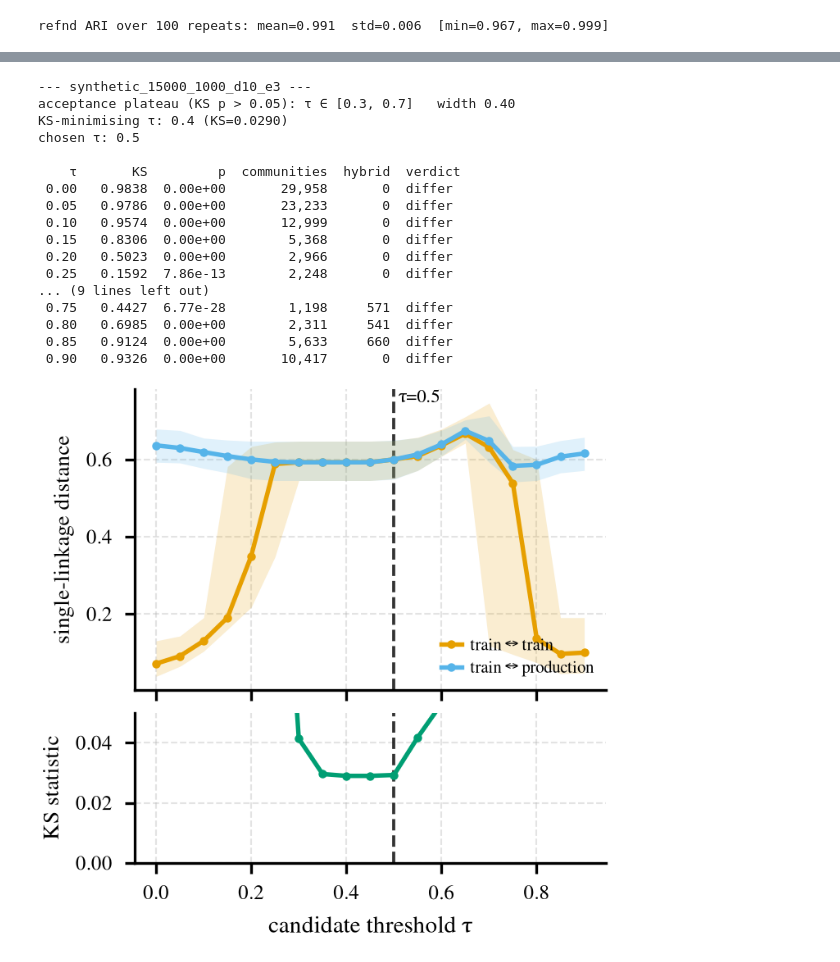
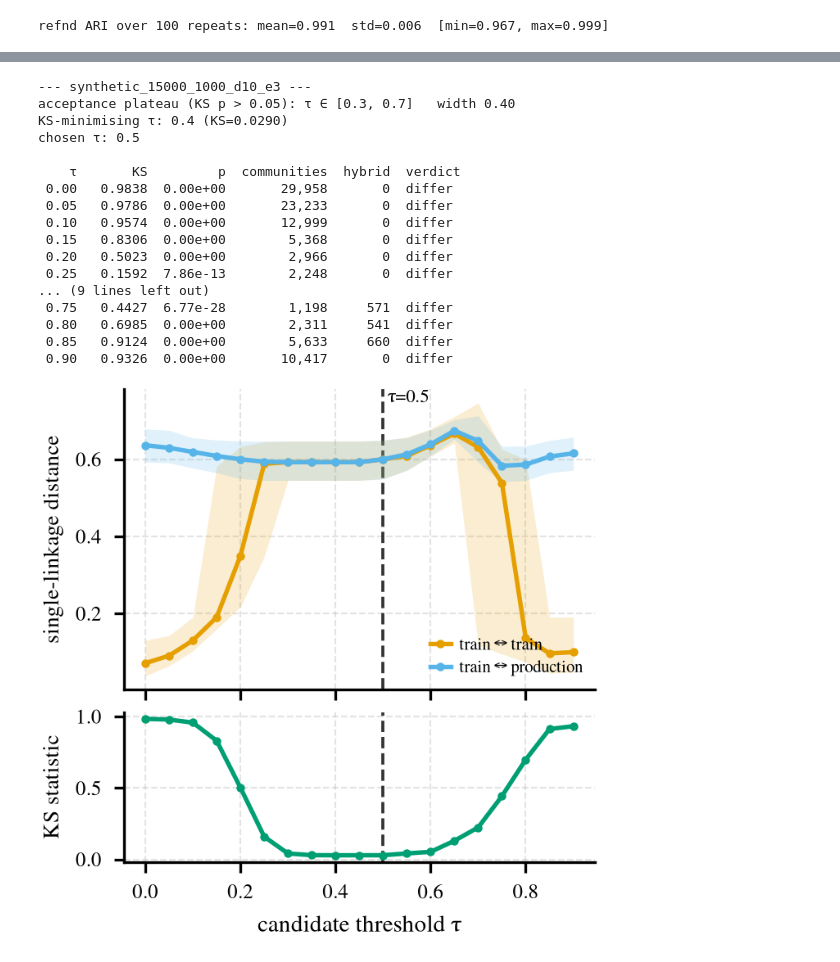
Before and after one commit to anthol42/refnd-paper, a Jupyter notebook: notebooks/comparison_figures.ipynb, the cells around one changed output, grey strips where cells are left out. Cells and saved outputs as stored; diff of their text form; code cells hidden in the pictures.

Commit message:
feat(updated figures)

```diff
--- a/notebooks/comparison_figures.ipynb
+++ b/notebooks/comparison_figures.ipynb
@@ -1184,7 +1184,6 @@ def plot_threshold_convergence(name: str = SYN_THRESHOLD_FILE, chosen: float = S
     # (b) the test behind it
     ax_bot.plot(tau, np.maximum(ks, 1e-3), color=_cycle_colors[2], linewidth=1.3,
                 marker="o", markersize=2.5, zorder=3)
-    ax_bot.set_ylim(0, 0.05)
     ax_bot.set_ylabel("KS statistic", fontsize=6.5)
     ax_bot.set_xlabel("candidate threshold τ", fontsize=7)
 
@@ -1198,31 +1197,31 @@ def plot_threshold_convergence(name: str = SYN_THRESHOLD_FILE, chosen: float = S
     print(f"chosen τ: {chosen:g}\n")
     print(f"{'τ':>5} {'KS':>8} {'p':>9} {'communities':>12} {'hybrid':>7}  verdict")
     for r, p in zip(results, pval):
         mark = "same" if p > KS_ALPHA else "differ"
         star = " <-- chosen" if abs(r["threshold"] - chosen) < 1e-9 else ""
         print(f"{r['threshold']:>5.2f} {r['ks_stat']:>8.4f} {p:>9.2e} "
               f"{r['n_communities']:>12,} {r['n_hybrid']:>7,}  {mark}{star}")
     return fig, (ax_top, ax_bot)
 
 fig, axes = plot_threshold_convergence()
 plt.show()
 save_fig(fig, "synthetic_threshold_convergence")
 # %% [output]
 --- synthetic_15000_1000_d10_e3 ---
 acceptance plateau (KS p > 0.05): τ ∈ [0.3, 0.7]   width 0.40
 KS-minimising τ: 0.4 (KS=0.0290)
 chosen τ: 0.5
 
     τ       KS         p  communities  hybrid  verdict
  0.00   0.9838  0.00e+00       29,958       0  differ
  0.05   0.9786  0.00e+00       23,233       0  differ
  0.10   0.9574  0.00e+00       12,999       0  differ
  0.15   0.8306  0.00e+00        5,368       0  differ
  0.20   0.5023  0.00e+00        2,966       0  differ
  0.25   0.1592  7.86e-13        2,248       0  differ
 ... (9 lines left out)
  0.75   0.4427  6.77e-28        1,198     571  differ
  0.80   0.6985  0.00e+00        2,311     541  differ
  0.85   0.9124  0.00e+00        5,633     660  differ
  0.90   0.9326  0.00e+00       10,417       0  differ
-[figure, old version]
+[figure, new version]
```
Also changed, not shown: parts of 5 cells of this notebook, 21 other files.
